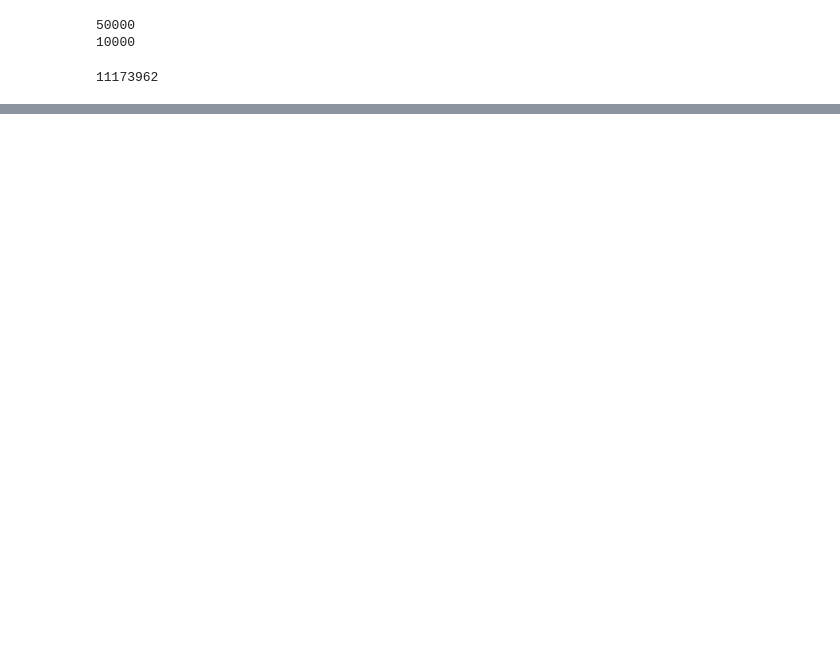
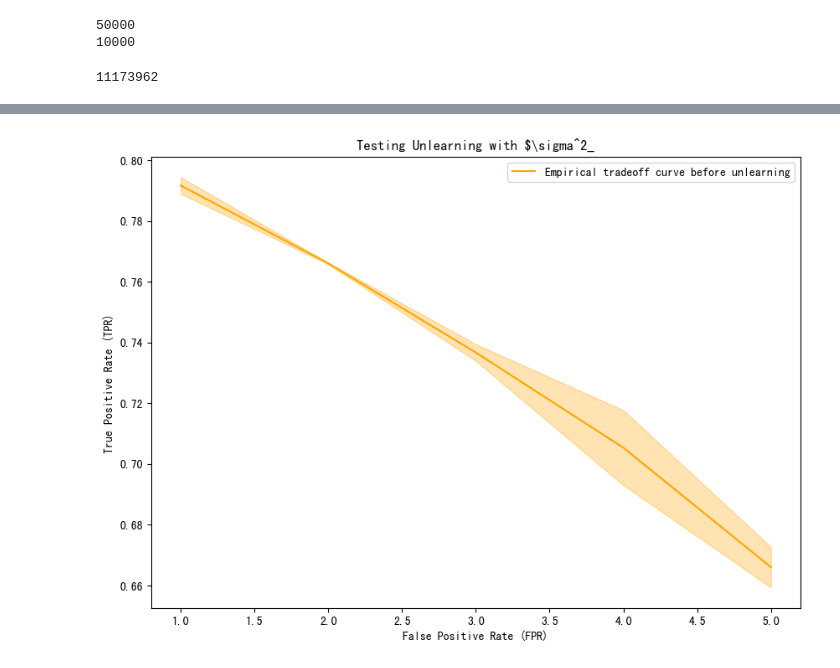
Before and after one commit to liuup/layer-unlearning, a Jupyter notebook: two_benign.ipynb, the cells around one changed output, grey strips where cells are left out. Saved outputs shown, nothing was run; the diff lists cells and outputs as text; code cells hidden in the pictures; blank space fills up the shorter version.

```diff
--- a/two_benign.ipynb
+++ b/two_benign.ipynb
@@ -286,0 +326,17 @@ Overall | Time 51.11s, Remain 0.00mins
+# %%
+
+
+model1base_cossim = [] # 平均值
+errors = [] # 方差
+
+for j in range(len(model1base_cossim_overall[0])):
+    tmp = []
+    for i in range(len(model1base_cossim_overall)):
+        tmp.append(model1base_cossim_overall[i][j])
+    print(tmp)
+
+    model1base_cossim.append(np.mean(tmp))
+    errors.append(np.var(tmp))
+
+print(model1base_cossim)
+print(errors)
@@ -286,0 +351,37 @@ Overall | Time 51.11s, Remain 0.00mins
+# %%
+# import numpy as np
+# import matplotlib.pyplot as plt
+
+# 示例数据，FPR 是横轴，TPR 是纵轴，err 是误差范围
+epochs = np.array([1, 2, 3, 4, 5])
+
+model1base_cossim = np.array(model1base_cossim)
+errors = np.array(errors)
+
+scale_factor = 100
+
+
+
+# 创建图形
+plt.figure(figsize=(10, 7))
+
+# 画出“unlearning前”的实线以及阴影范围
+plt.plot(epochs, model1base_cossim, color='orange', label='Empirical tradeoff curve before unlearning')
+plt.fill_between(epochs, model1base_cossim - scale_factor * errors, model1base_cossim + scale_factor * errors, color='orange', alpha=0.3)
+
+# 画出“unlearning后”的实线以及阴影范围
+# plt.plot(fpr, tpr_after, color='blue', label='Empirical tradeoff curve after unlearning')
+# plt.fill_between(fpr, tpr_after - error_after, tpr_after + error_after, color='blue', alpha=0.3)
+
+# 添加标签和标题
+plt.xlabel('False Positive Rate (FPR)')
+plt.ylabel('True Positive Rate (TPR)')
+plt.title('Testing Unlearning with $\sigma^2_')
+
+# 添加图例
+plt.legend()
+
+# 显示图形
+plt.show()
+# %% [output]
+[figure, added]
```
Also changed, not shown: parts of 8 cells of this notebook, 2 other files.
